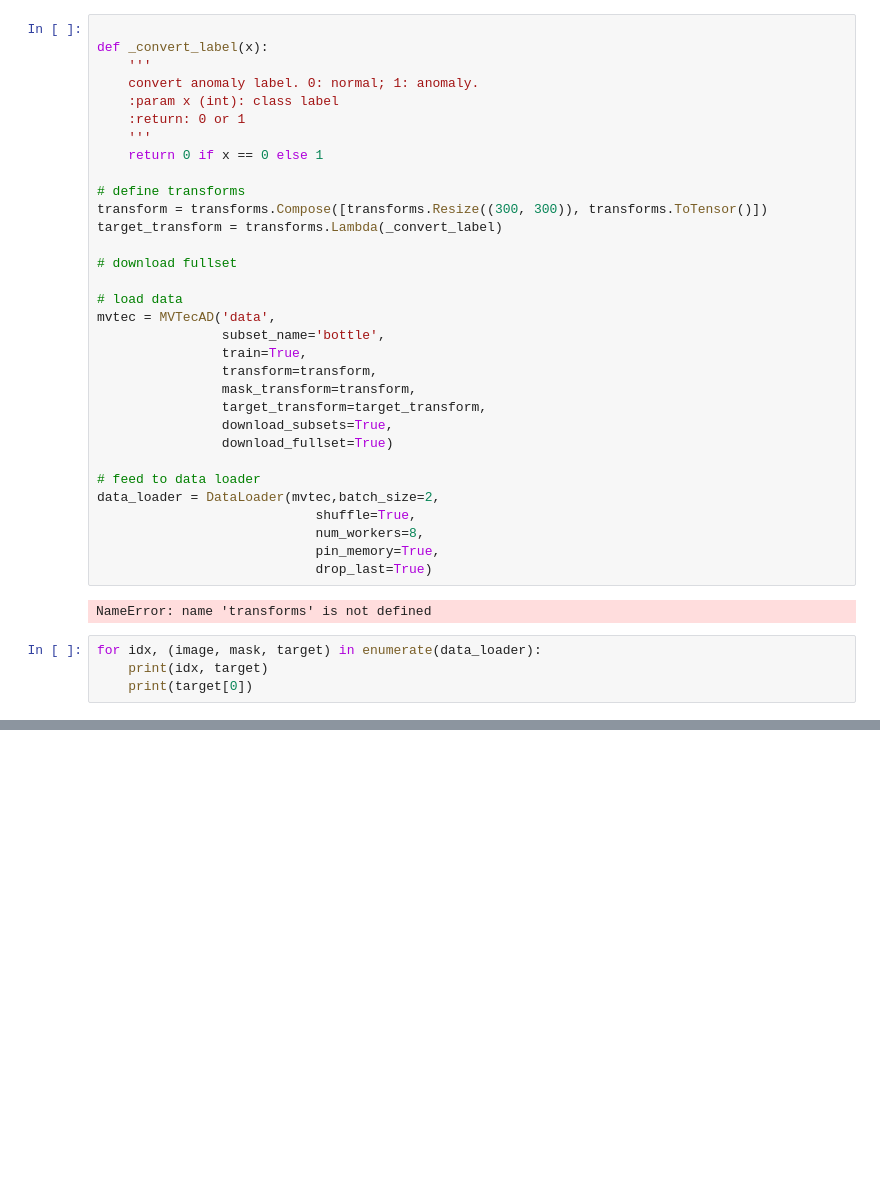
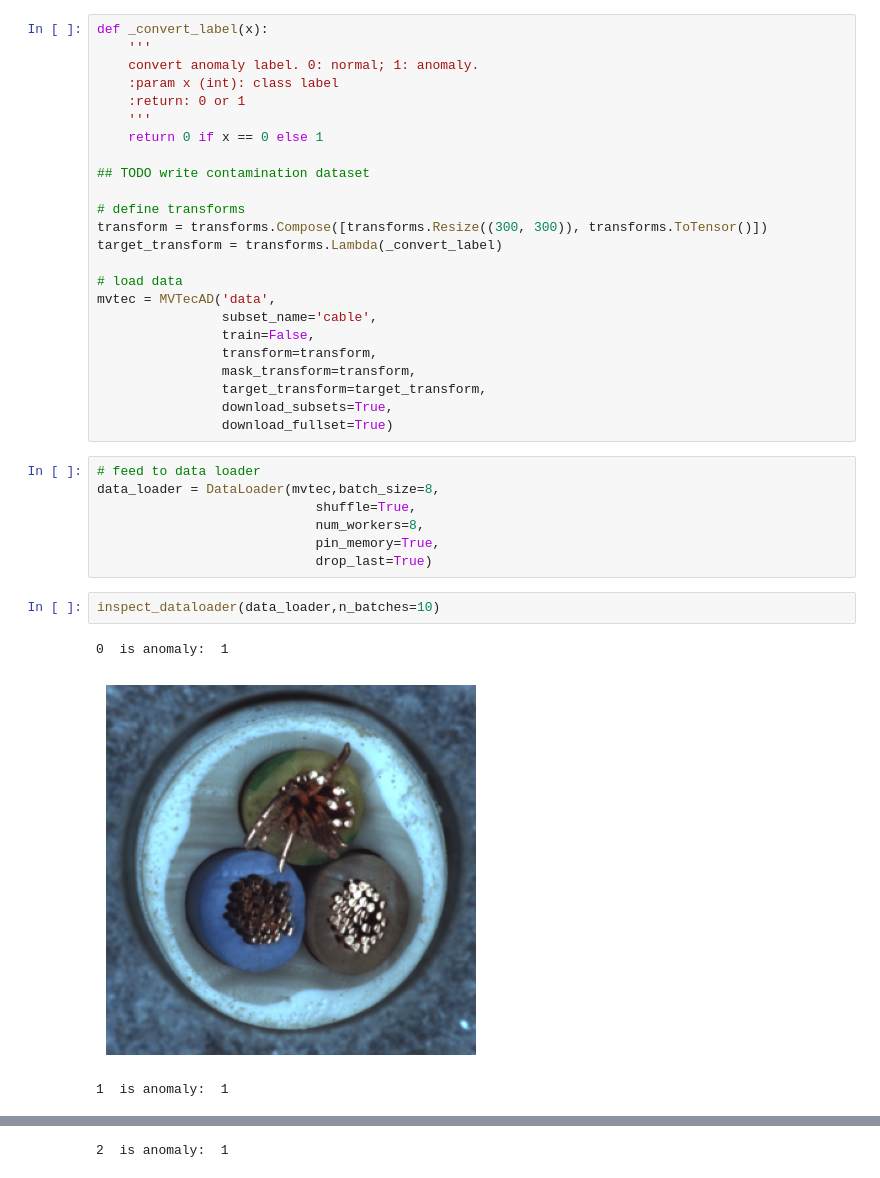
Before and after one commit to buehlpa/Transformaly_FUAD, a Jupyter notebook: load_mvtec_test.ipynb, the cells around one changed output, grey strips where cells are left out. Drawn from its saved outputs; the diff is of its cells as text; blank space fills up the shorter version.

Commit message:
dataset loader for clean data

```diff
--- a/load_mvtec_test.ipynb
+++ b/load_mvtec_test.ipynb
@@ -9,7 +8,6 @@ torch.cuda.is_available()
 # %% [output]
 True
 # %%
-
 def _convert_label(x):
     '''
     convert anomaly label. 0: normal; 1: anomaly.
@@ -18,31 +16,31 @@ def _convert_label(x):
     '''
     return 0 if x == 0 else 1
 
+## TODO write contamination dataset
+
 # define transforms
 transform = transforms.Compose([transforms.Resize((300, 300)), transforms.ToTensor()])
 target_transform = transforms.Lambda(_convert_label)
 
-# download fullset
-
 # load data
 mvtec = MVTecAD('data',
-                subset_name='bottle',
-                train=True,
+                subset_name='cable',
+                train=False,
                 transform=transform,
                 mask_transform=transform,
                 target_transform=target_transform,
                 download_subsets=True,
                 download_fullset=True)
-
-# feed to data loader
-data_loader = DataLoader(mvtec,batch_size=2,
-                            shuffle=True,
-                            num_workers=8,
-                            pin_memory=True,
-                            drop_last=True)
-# %% [output]
-NameError: name 'transforms' is not defined
-# %%
-for idx, (image, mask, target) in enumerate(data_loader):
-    print(idx, target)
-    print(target[0])
+# %%
+# feed to data loader
+data_loader = DataLoader(mvtec,batch_size=8,
+                            shuffle=True,
+                            num_workers=8,
+                            pin_memory=True,
+                            drop_last=True)
+# %%
+inspect_dataloader(data_loader,n_batches=10)
+# %% [output]
+0  is anomaly:  1
+[figure, added]
+1  is anomaly:  1
@@ -48,0 +48 @@ for idx, (image, mask, target) in enumerate(data_loader):
+2  is anomaly:  1
```
Also changed, not shown: parts of 2 cells of this notebook, 1 other file.
